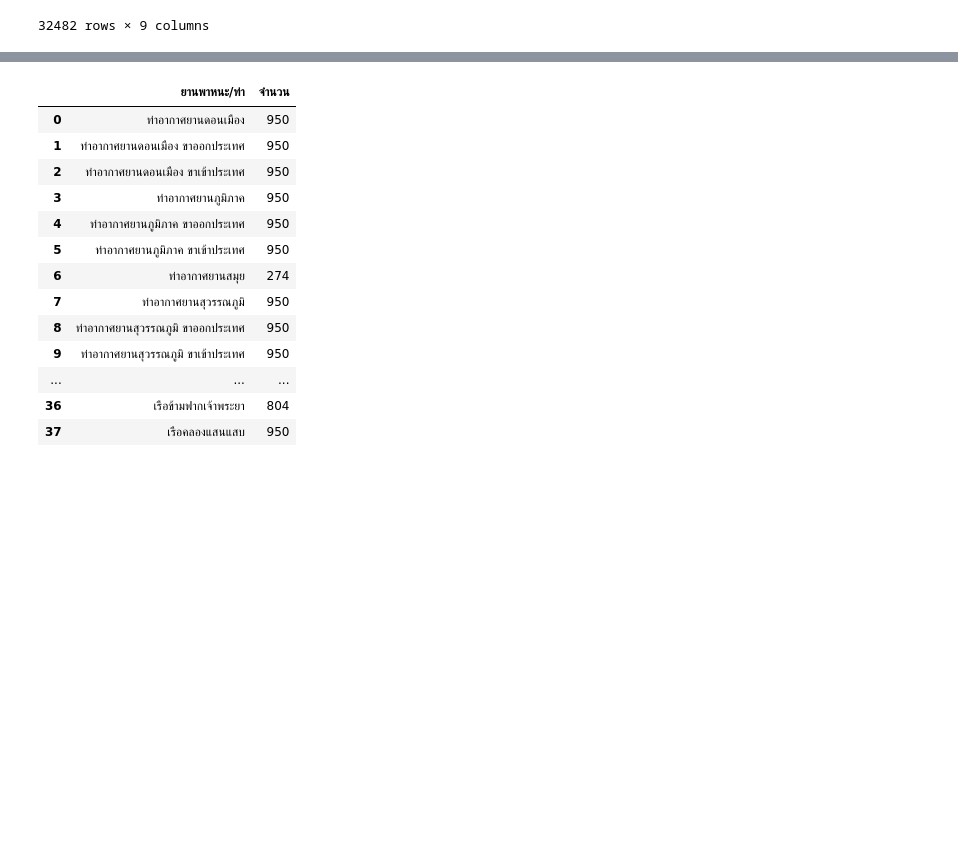
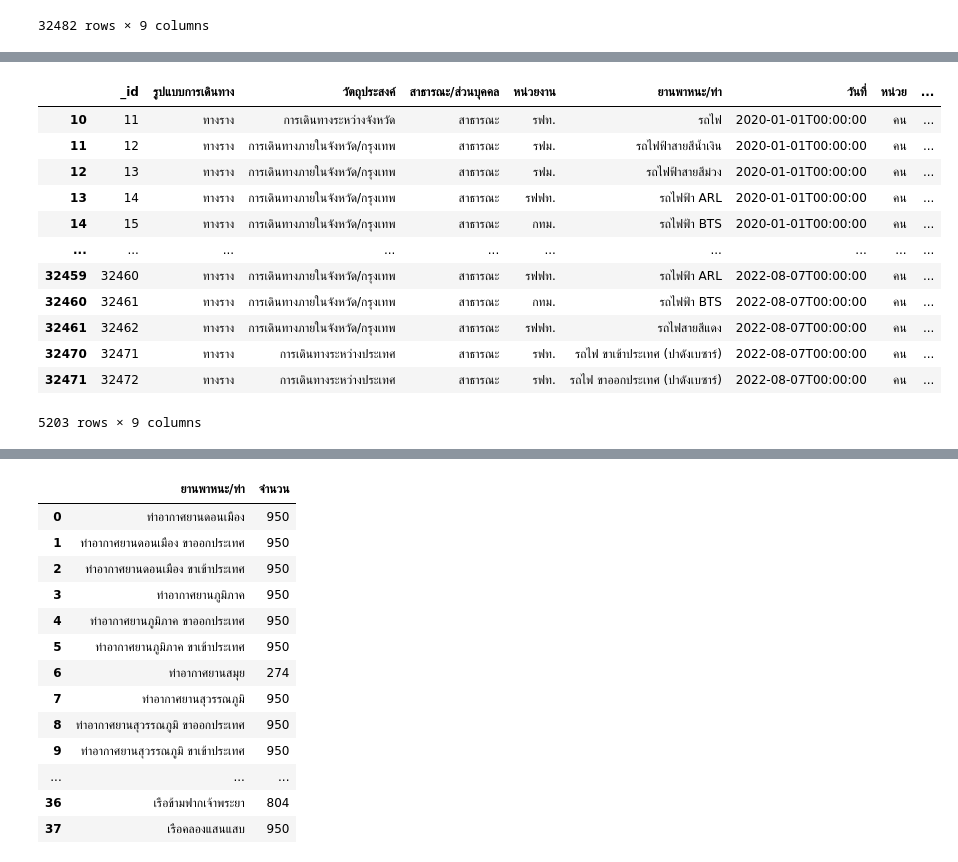
Before and after one commit to PhinyadaPhen/data_viz_2022, a Jupyter notebook: CRM.ipynb, the cells around one changed output, grey strips where cells are left out. Drawn from its saved outputs; the diff is of its cells as text; code cells hidden in the pictures; blank space fills up the shorter version.

```diff
--- a/CRM.ipynb
+++ b/CRM.ipynb
@@ -35,0 +95,18 @@ crm
+# %%
+train = crm[crm['รูปแบบการเดินทาง']=='ทางราง']
+   # ชี้ข้อมูลคอลัมน์ที่ต้องการ
+train
+# %% [output]
+|  | _id | รูปแบบการเดินทาง | วัตถุประสงค์ | สาธารณะ/ส่วนบุคคล | หน่วยงาน | ยานพาหนะ/ท่า | วันที่ | หน่วย | ... |
+| 10 | 11 | ทางราง | การเดินทางระหว่างจังหวัด | สาธารณะ | รฟท. | รถไฟ | 2020-01-01T00:00:00 | คน | ... |
+| 11 | 12 | ทางราง | การเดินทางภายในจังหวัด/กรุงเทพ | สาธารณะ | รฟม. | รถไฟฟ้าสายสีน้ำเงิน | 2020-01-01T00:00:00 | คน | ... |
+| 12 | 13 | ทางราง | การเดินทางภายในจังหวัด/กรุงเทพ | สาธารณะ | รฟม. | รถไฟฟ้าสายสีม่วง | 2020-01-01T00:00:00 | คน | ... |
+| 13 | 14 | ทางราง | การเดินทางภายในจังหวัด/กรุงเทพ | สาธารณะ | รฟฟท. | รถไฟฟ้า ARL | 2020-01-01T00:00:00 | คน | ... |
+| 14 | 15 | ทางราง | การเดินทางภายในจังหวัด/กรุงเทพ | สาธารณะ | กทม. | รถไฟฟ้า BTS | 2020-01-01T00:00:00 | คน | ... |
+| ... | ... | ... | ... | ... | ... | ... | ... | ... | ... |
+| 32459 | 32460 | ทางราง | การเดินทางภายในจังหวัด/กรุงเทพ | สาธารณะ | รฟฟท. | รถไฟฟ้า ARL | 2022-08-07T00:00:00 | คน | ... |
+| 32460 | 32461 | ทางราง | การเดินทางภายในจังหวัด/กรุงเทพ | สาธารณะ | กทม. | รถไฟฟ้า BTS | 2022-08-07T00:00:00 | คน | ... |
+| 32461 | 32462 | ทางราง | การเดินทางภายในจังหวัด/กรุงเทพ | สาธารณะ | รฟฟท. | รถไฟสายสีแดง | 2022-08-07T00:00:00 | คน | ... |
+| 32470 | 32471 | ทางราง | การเดินทางระหว่างประเทศ | สาธารณะ | รฟท. | รถไฟ ขาเข้าประเทศ (ปาดังเบซาร์) | 2022-08-07T00:00:00 | คน | ... |
+| 32471 | 32472 | ทางราง | การเดินทางระหว่างประเทศ | สาธารณะ | รฟท. | รถไฟ ขาออกประเทศ (ปาดังเบซาร์) | 2022-08-07T00:00:00 | คน | ... |
+5203 rows × 9 columns
```
Also changed, not shown: parts of 9 cells of this notebook.
